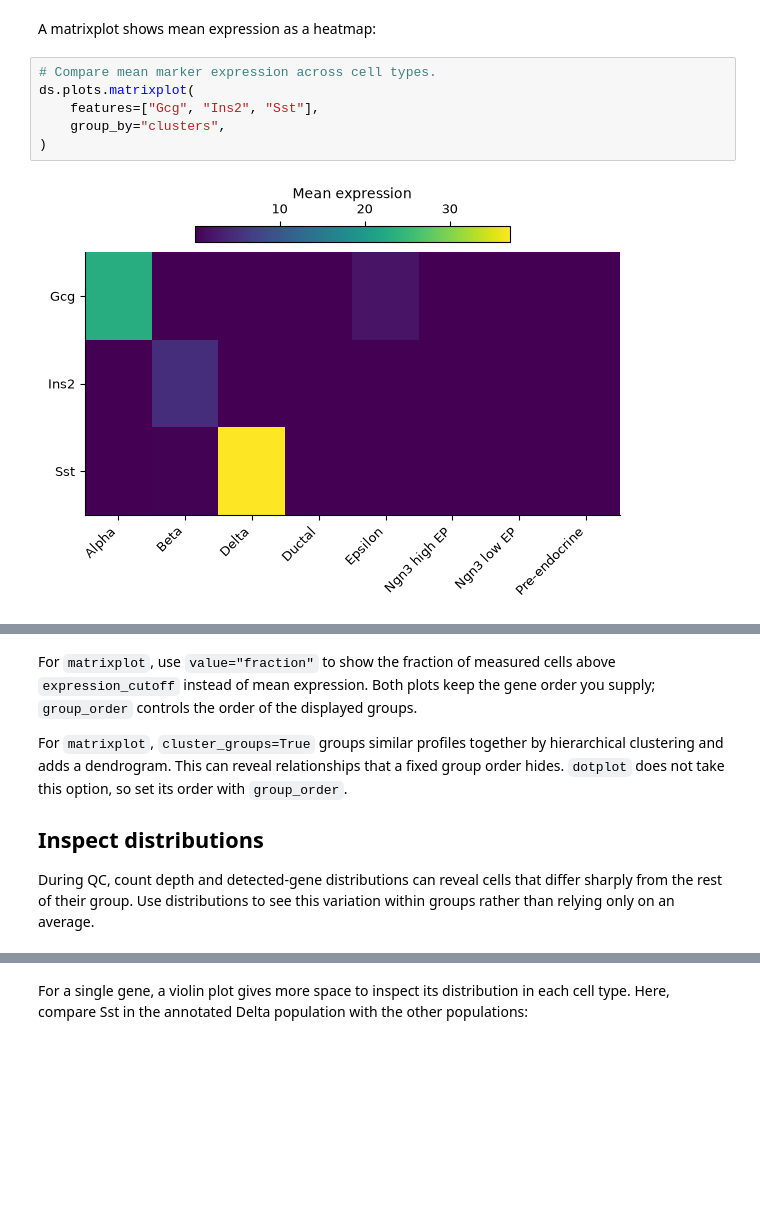
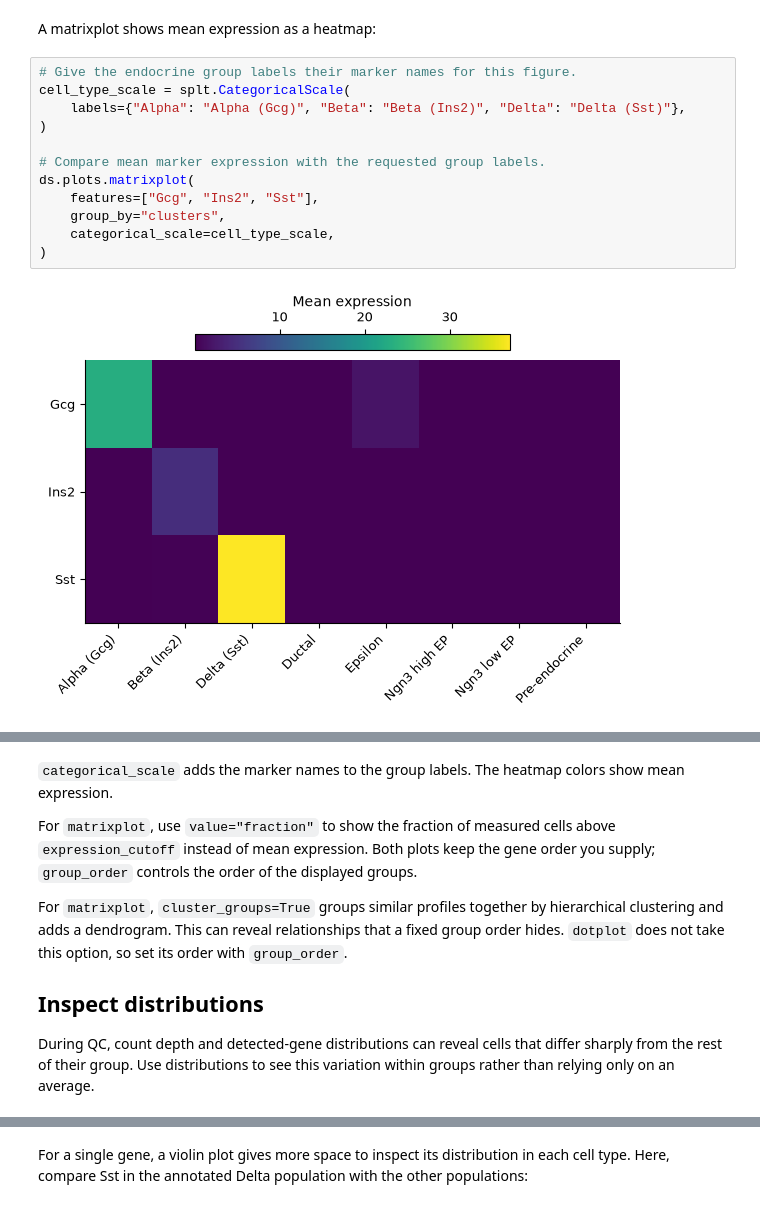
Before and after one commit to NygenAnalytics/CyteArc, a Jupyter notebook: docs/source/tutorials/plotting.ipynb, the cells around one changed output, grey strips where cells are left out. Drawn from its saved outputs; the diff is of its cells as text; blank space fills up the shorter version.

```diff
--- a/docs/source/tutorials/plotting.ipynb
+++ b/docs/source/tutorials/plotting.ipynb
@@ -131,10 +155,16 @@ Started: 2026-10-22T10:22:38.799649Z | Wall time: 0.564 s
 # %% [markdown]
 A matrixplot shows mean expression as a heatmap:
 # %%
-# Compare mean marker expression across cell types.
+# Give the endocrine group labels their marker names for this figure.
+cell_type_scale = splt.CategoricalScale(
+    labels={"Alpha": "Alpha (Gcg)", "Beta": "Beta (Ins2)", "Delta": "Delta (Sst)"},
+)
+
+# Compare mean marker expression with the requested group labels.
 ds.plots.matrixplot(
     features=["Gcg", "Ins2", "Sst"],
     group_by="clusters",
+    categorical_scale=cell_type_scale,
 )
 # %% [output]
-[figure, old version]
+[figure, new version]
@@ -142,4 +172,7 @@ Started: 2026-10-22T10:22:39.365695Z | Wall time: 0.552 s
 # %% [markdown]
+`categorical_scale` adds the marker names to the group labels. The heatmap colors show
+mean expression.
+
 For `matrixplot`, use `value="fraction"` to show the fraction of measured cells above
 `expression_cutoff` instead of mean expression. Both plots keep the gene order you supply; `group_order` controls the order of
 the displayed groups.
```
Also changed, not shown: parts of 20 cells of this notebook, 16 other files.
